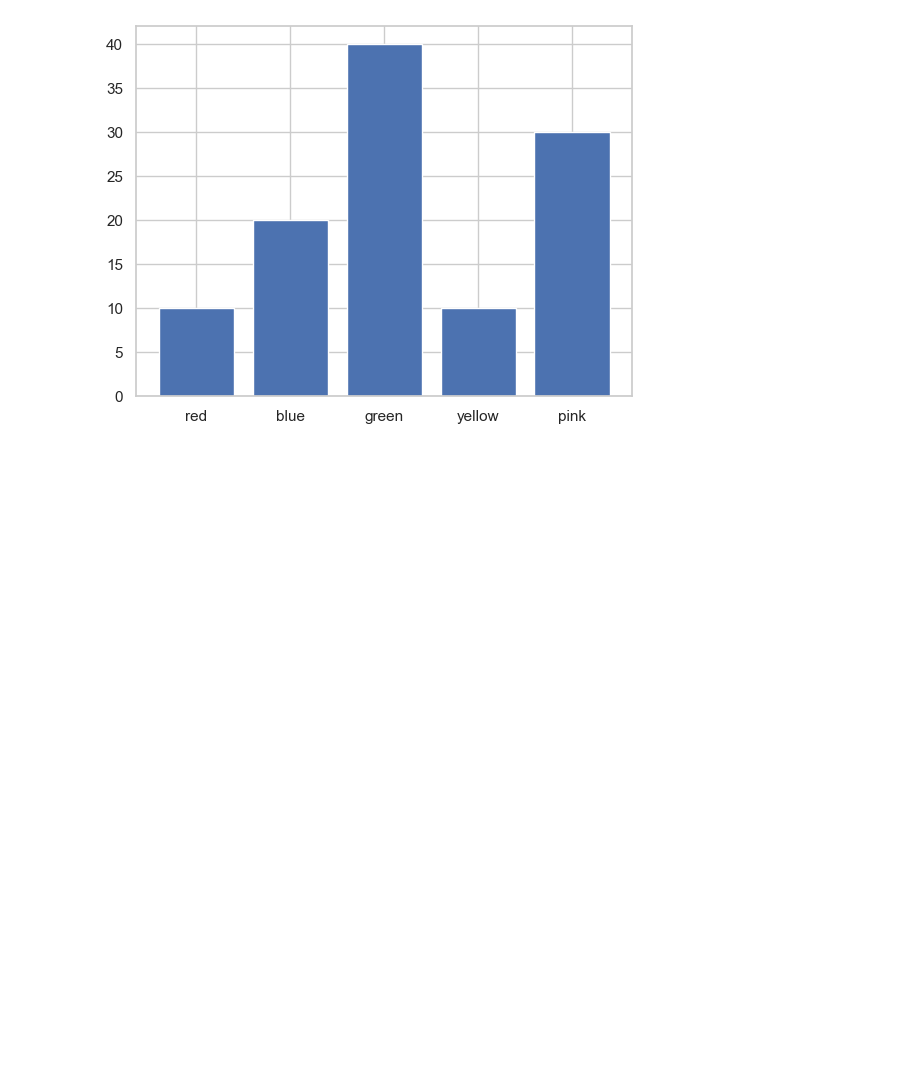
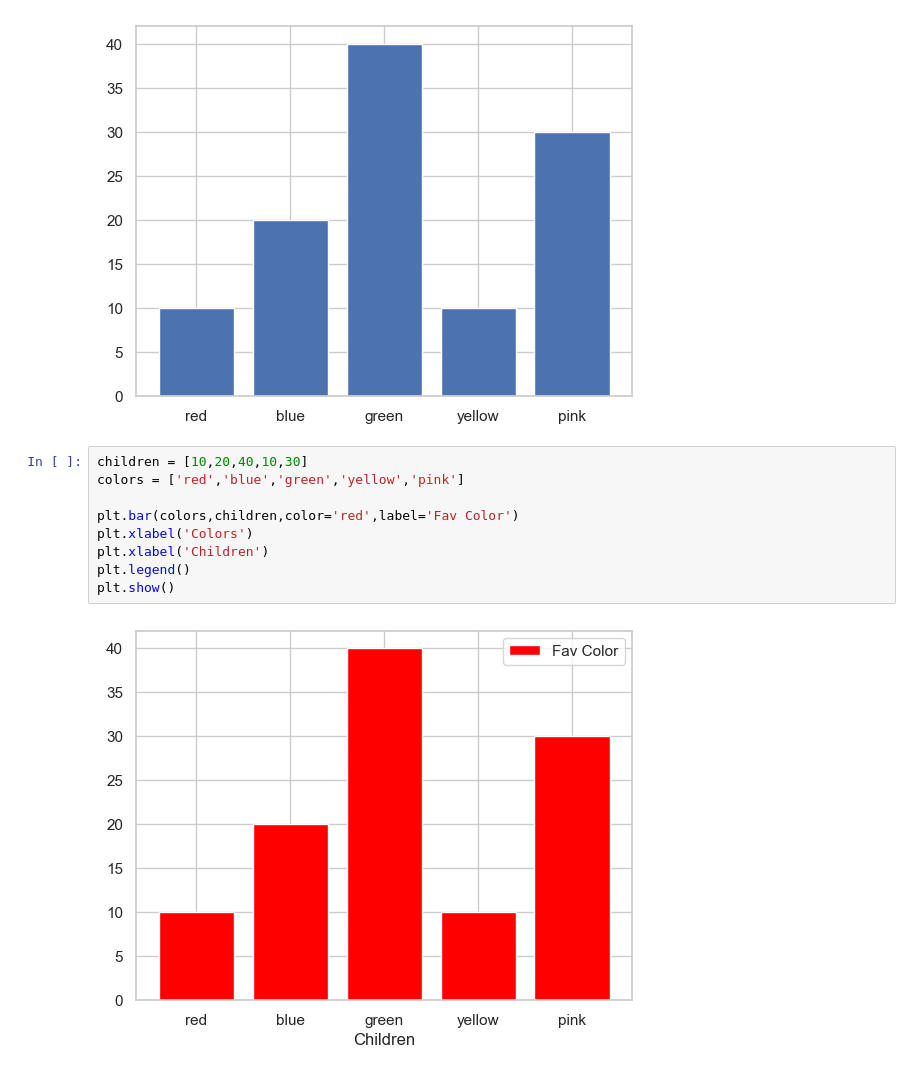
Before and after one commit to redwanhasan07208212/python-basic, a Jupyter notebook: Class_8/matplot.ipynb, the cells around one changed output. Cells and saved outputs as stored; diff of their text form; blank space fills up the shorter version.

Commit message:
bar plot

```diff
--- a/Class_8/matplot.ipynb
+++ b/Class_8/matplot.ipynb
@@ -266,3 +266,14 @@ plt.bar(colors,children)
 # %% [output]
 <BarContainer object of 5 artists>
 [figure]
+# %%
+children = [10,20,40,10,30]
+colors = ['red','blue','green','yellow','pink']
+
+plt.bar(colors,children,color='red',label='Fav Color')
+plt.xlabel('Colors')
+plt.xlabel('Children')
+plt.legend()
+plt.show()
+# %% [output]
+[figure, added]
```
Also changed, not shown: parts of 6 cells of this notebook, 1 other file.
